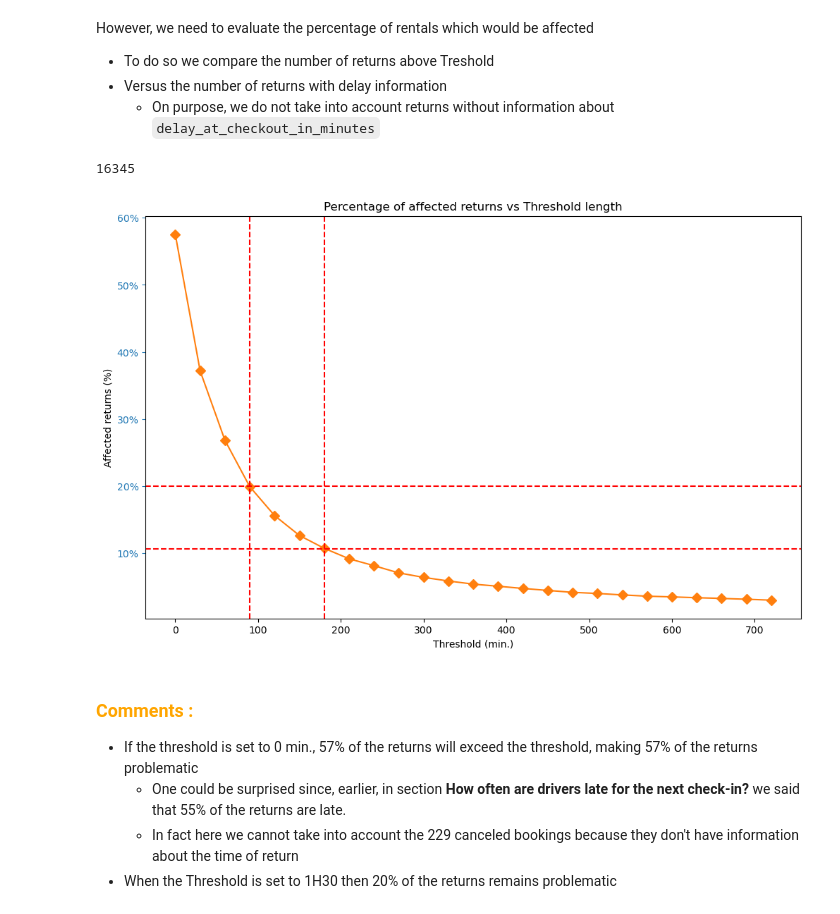
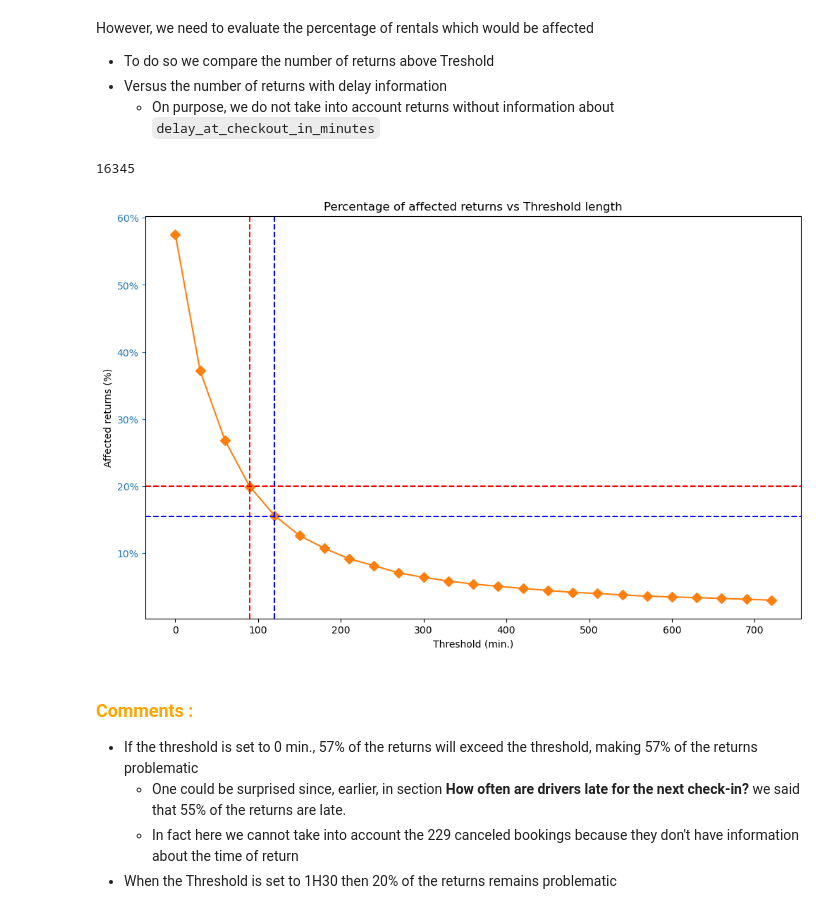
Before and after one commit to 40tude/02_Data-Science_Fullstack_march_2024, a Jupyter notebook: 08_deployment/99_Project_getaround/02_getaround_threshold.ipynb, the cells around one changed output. Cells and saved outputs as stored; diff of their text form; code cells hidden in the pictures.

```diff
--- a/08_deployment/99_Project_getaround/02_getarround_threshold.ipynb
+++ b/08_deployment/99_Project_getaround/02_getaround_threshold.ipynb
@@ -831,39 +831,42 @@ df_tmp = df[df['state']=="ended"].copy()
 # nb = len(df_tmp)
 nb = len(df_tmp[(df_tmp['delay_at_checkout_in_minutes'].notna())])
 print(nb)
 
 rates=[]
 for t in thresholds:
     # no matter if there is a previous_ended_rental_id or not
     # n is the number of bookings with a delay_at_checkout_in_minutes greater than current threshold (0...720)
     n = len(df_tmp[(df_tmp['delay_at_checkout_in_minutes'] > (t) )])
     rates.append(n/nb*100)
 # display(rates)
 
 fig, ax = plt.subplots(figsize=(k_Width,k_Height))
 ax.plot(thresholds, rates, color="C1", marker="D", ms=7)
 ax.yaxis.set_major_formatter(PercentFormatter())
 ax.set_ylabel('Affected returns (%)')
 ax.set_xlabel("Threshold (min.)")
 ax.tick_params(axis="y", colors="C0")
 ax.set_title("Percentage of affected returns vs Threshold length")
 
 # xv and yh are "hand adjusted" to cross at 20%
 xv = 90
-yh = 20                                         # epsilon
+yh = 20
 plt.axvline(x=xv, color='red', linestyle='--')
 plt.axhline(y=yh, color='red', linestyle='--')
 
 
-xv1 = 180
-yh1 = 10.7                                    # epsilon
-plt.axvline(x=xv1, color='red', linestyle='--')
-plt.axhline(y=yh1, color='red', linestyle='--')
+# xv1 = 180
+# yh1 = 10.7
+xv1 = 120
+yh1 = 15.5
+
+plt.axvline(x=xv1, color='blue', linestyle='--')
+plt.axhline(y=yh1, color='blue', linestyle='--')
 
 plt.show()
 # %% [output]
 16345
-[figure, old version]
+[figure, new version]
 # %% [markdown]
 ### <span style="color:orange"><b>Comments :</b></span>
 * If the threshold is set to 0 min., 57% of the returns will exceed the threshold, making 57% of the returns problematic
```
Also changed, not shown: parts of 6 cells of this notebook, 12 other files.
